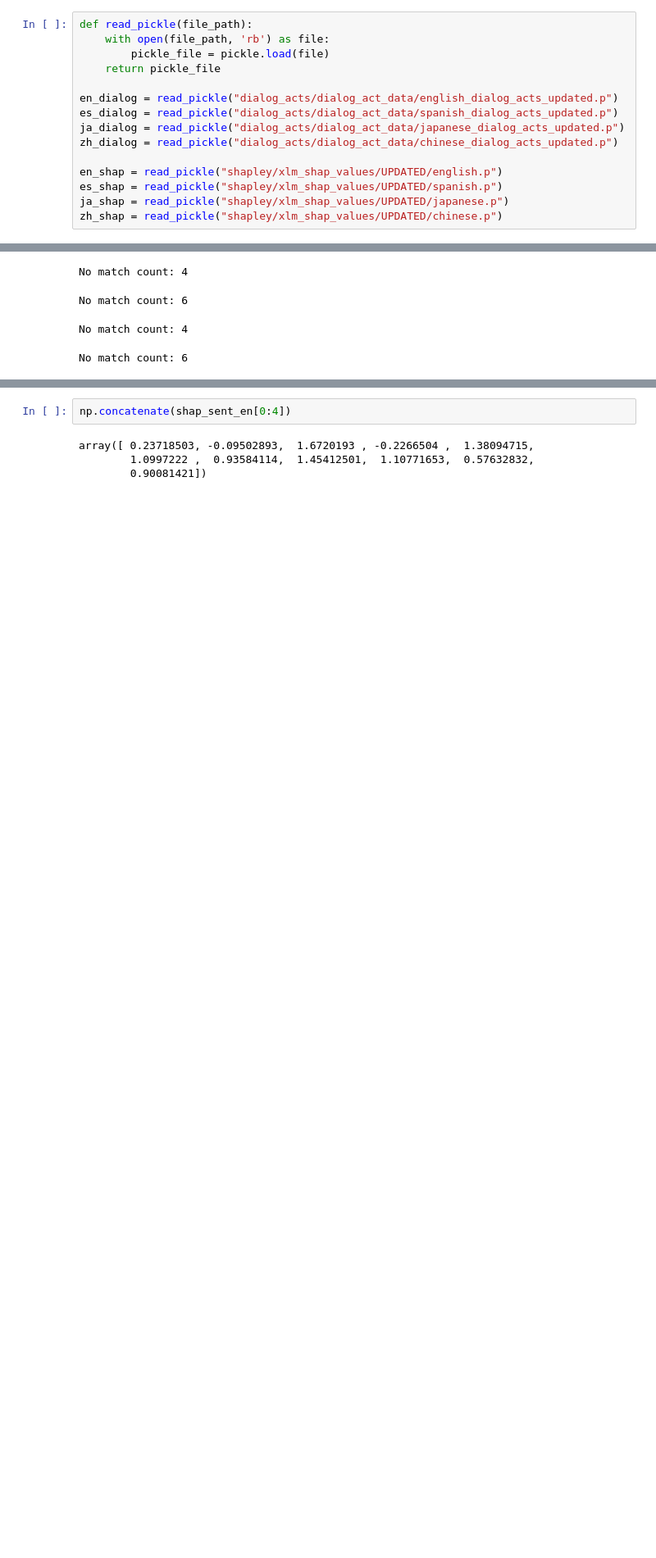
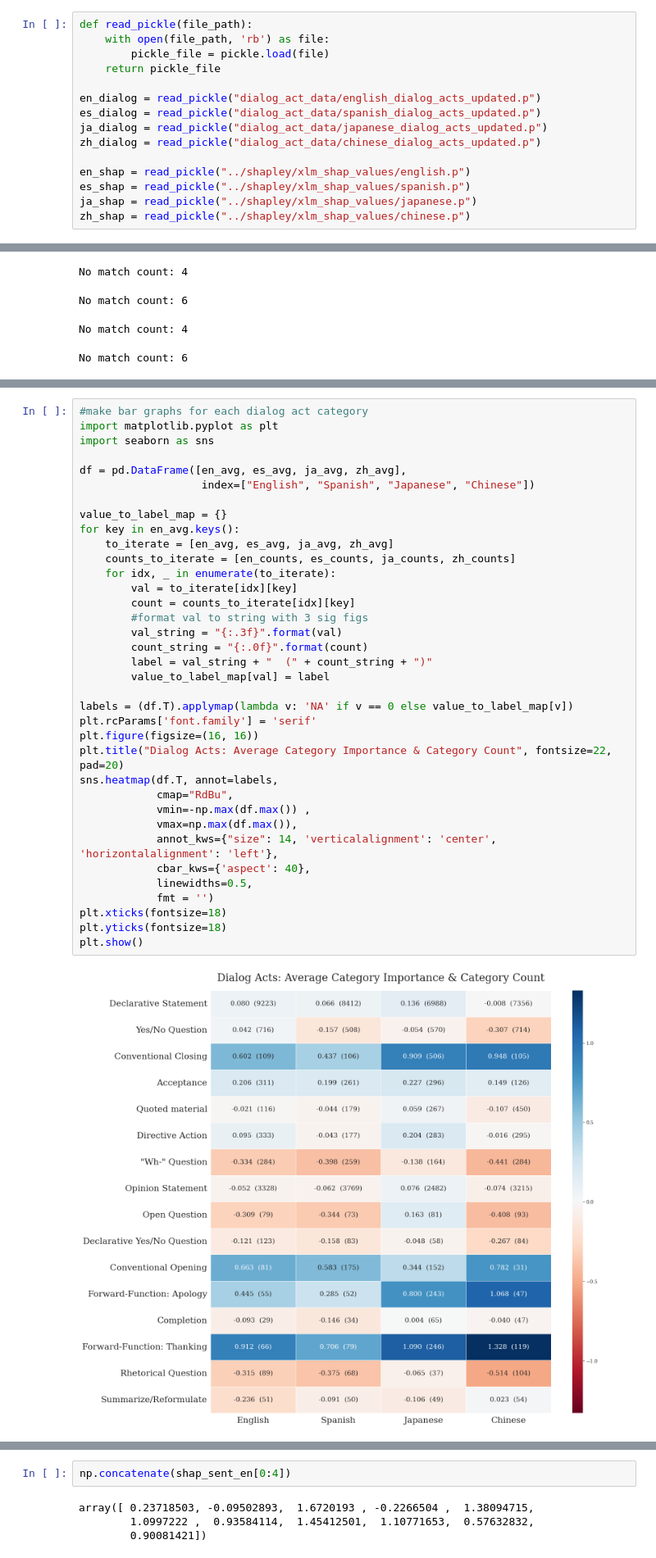
Before and after one commit to shreyahavaldar/multilingual_politeness, a Jupyter notebook: analysis/dialog_acts/dialog_mapping.ipynb, the cells around one changed output, grey strips where cells are left out. Shown at 82% size. Cells and saved outputs as stored; diff of their text form; blank space fills up the shorter version.

```diff
--- a/analysis/dialog_acts/dialog_mapping.ipynb
+++ b/analysis/dialog_acts/dialog_mapping.ipynb
@@ -16,15 +16,15 @@ def read_pickle(file_path):
         pickle_file = pickle.load(file)
     return pickle_file
 
-en_dialog = read_pickle("dialog_acts/dialog_act_data/english_dialog_acts_updated.p")
-es_dialog = read_pickle("dialog_acts/dialog_act_data/spanish_dialog_acts_updated.p")
-ja_dialog = read_pickle("dialog_acts/dialog_act_data/japanese_dialog_acts_updated.p")
-zh_dialog = read_pickle("dialog_acts/dialog_act_data/chinese_dialog_acts_updated.p")
+en_dialog = read_pickle("dialog_act_data/english_dialog_acts_updated.p")
+es_dialog = read_pickle("dialog_act_data/spanish_dialog_acts_updated.p")
+ja_dialog = read_pickle("dialog_act_data/japanese_dialog_acts_updated.p")
+zh_dialog = read_pickle("dialog_act_data/chinese_dialog_acts_updated.p")
 
-en_shap = read_pickle("shapley/xlm_shap_values/UPDATED/english.p")
-es_shap = read_pickle("shapley/xlm_shap_values/UPDATED/spanish.p")
-ja_shap = read_pickle("shapley/xlm_shap_values/UPDATED/japanese.p")
-zh_shap = read_pickle("shapley/xlm_shap_values/UPDATED/chinese.p")
+en_shap = read_pickle("../shapley/xlm_shap_values/english.p")
+es_shap = read_pickle("../shapley/xlm_shap_values/spanish.p")
+ja_shap = read_pickle("../shapley/xlm_shap_values/japanese.p")
+zh_shap = read_pickle("../shapley/xlm_shap_values/chinese.p")
 # %%
 def get_token_level_shapley_values(shap_pickle, tokenizer):
     token_level_shapley_values = []
@@ -417,0 +280,38 @@ shap_sent_en[0:4]
+# %%
+#make bar graphs for each dialog act category
+import matplotlib.pyplot as plt
+import seaborn as sns
+
+df = pd.DataFrame([en_avg, es_avg, ja_avg, zh_avg],
+                   index=["English", "Spanish", "Japanese", "Chinese"])
+
+value_to_label_map = {}
+for key in en_avg.keys():
+    to_iterate = [en_avg, es_avg, ja_avg, zh_avg]
+    counts_to_iterate = [en_counts, es_counts, ja_counts, zh_counts]
+    for idx, _ in enumerate(to_iterate):
+        val = to_iterate[idx][key]
+        count = counts_to_iterate[idx][key]
+        #format val to string with 3 sig figs
+        val_string = "{:.3f}".format(val)
+        count_string = "{:.0f}".format(count)
+        label = val_string + "  (" + count_string + ")"
+        value_to_label_map[val] = label
+
+labels = (df.T).applymap(lambda v: 'NA' if v == 0 else value_to_label_map[v])
+plt.rcParams['font.family'] = 'serif'
+plt.figure(figsize=(16, 16))
+plt.title("Dialog Acts: Average Category Importance & Category Count", fontsize=22, pad=20)
+sns.heatmap(df.T, annot=labels,
+            cmap="RdBu",
+            vmin=-np.max(df.max()) ,
+            vmax=np.max(df.max()),
+            annot_kws={"size": 14, 'verticalalignment': 'center', 'horizontalalignment': 'left'},
+            cbar_kws={'aspect': 40},
+            linewidths=0.5,
+            fmt = '')
+plt.xticks(fontsize=18)
+plt.yticks(fontsize=18)
+plt.show()
+# %% [output]
+[figure, added]
```
Also changed, not shown: parts of 8 cells of this notebook, 26 other files.
